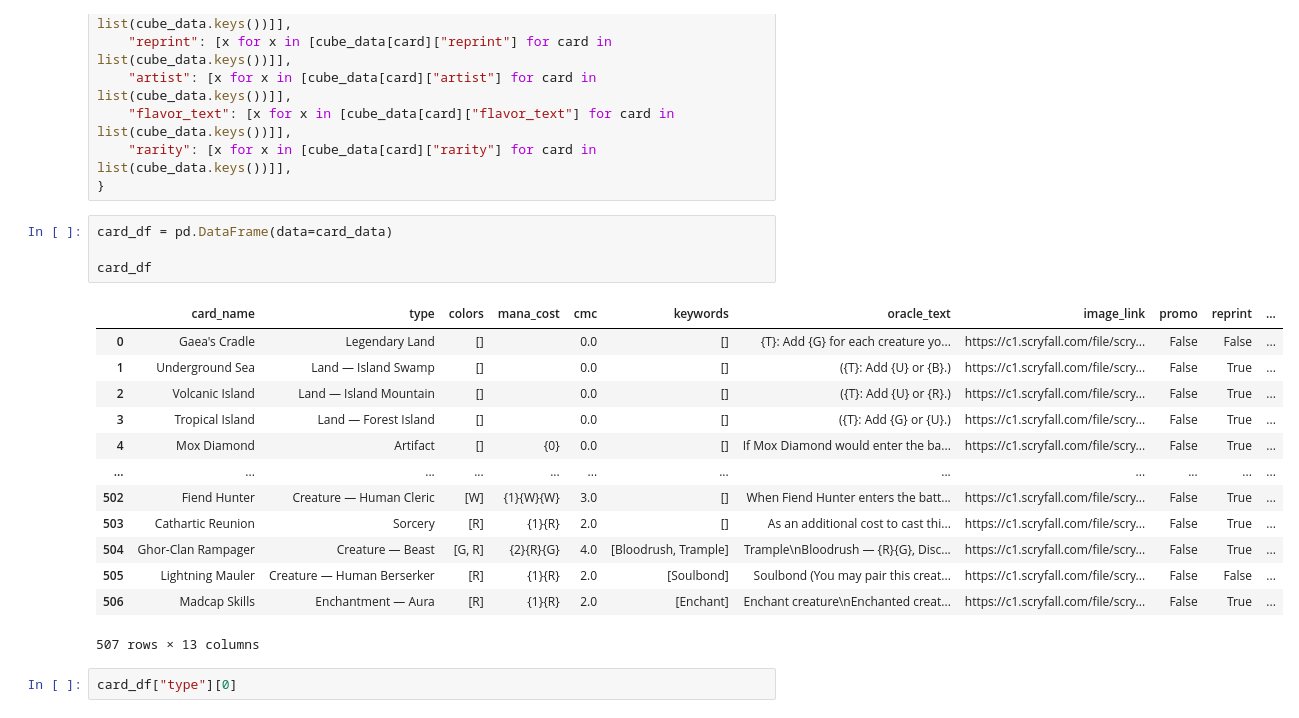
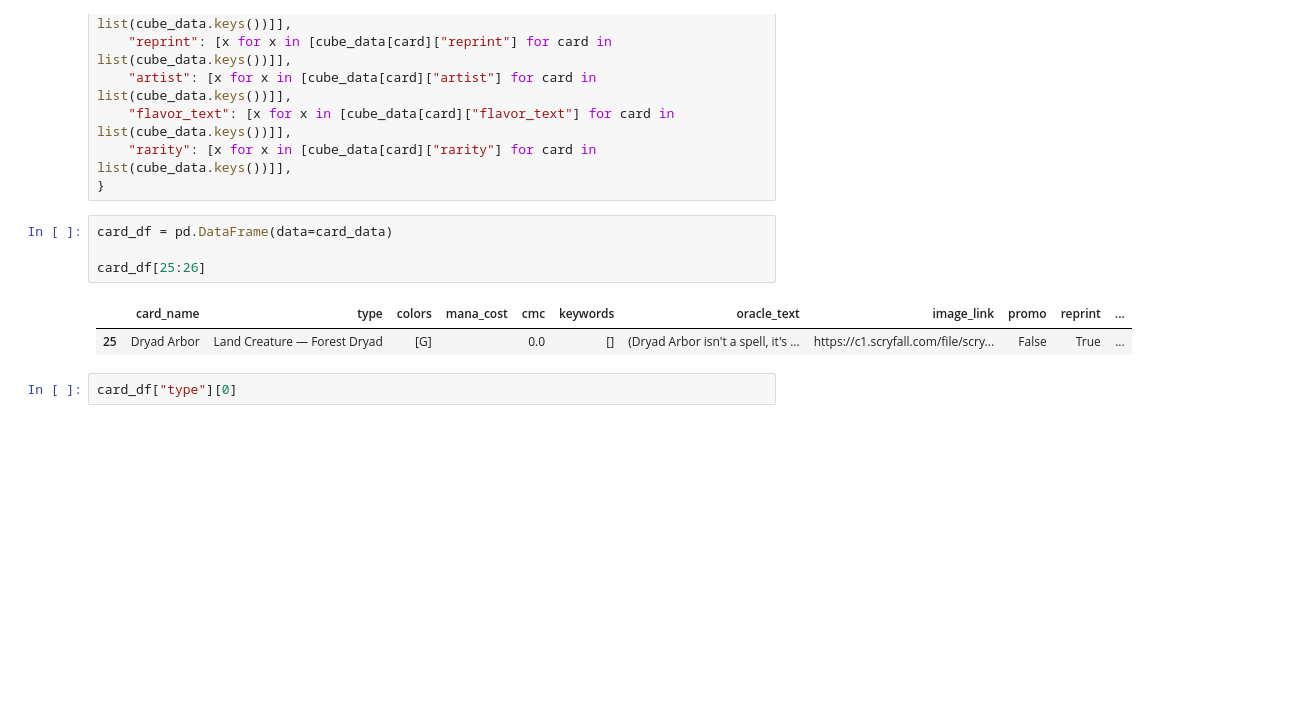
Before and after one commit to FortunesFavored/MTG_Cube_analysis, a Jupyter notebook: JupyterNotbooks/Cube_Analyzer.ipynb, the cells around one changed output. Drawn from its saved outputs; the diff is of its cells as text; blank space fills up the shorter version.

```diff
--- a/JupyterNotbooks/Cube_Analyzer.ipynb
+++ b/JupyterNotbooks/Cube_Analyzer.ipynb
@@ -40,21 +41,10 @@ card_data = {
 # %%
 card_df = pd.DataFrame(data=card_data)
 
-card_df
+card_df[25:26]
 # %% [output]
 |  | card_name | type | colors | mana_cost | cmc | keywords | oracle_text | image_link | promo | reprint | ... |
-| 0 | Gaea's Cradle | Legendary Land | [] |  | 0.0 | [] | {T}: Add {G} for each creature yo... | https://c1.scryfall.com/file/scry... | False | False | ... |
-| 1 | Underground Sea | Land — Island Swamp | [] |  | 0.0 | [] | ({T}: Add {U} or {B}.) | https://c1.scryfall.com/file/scry... | False | True | ... |
-| 2 | Volcanic Island | Land — Island Mountain | [] |  | 0.0 | [] | ({T}: Add {U} or {R}.) | https://c1.scryfall.com/file/scry... | False | True | ... |
-| 3 | Tropical Island | Land — Forest Island | [] |  | 0.0 | [] | ({T}: Add {G} or {U}.) | https://c1.scryfall.com/file/scry... | False | True | ... |
-| 4 | Mox Diamond | Artifact | [] | {0} | 0.0 | [] | If Mox Diamond would enter the ba... | https://c1.scryfall.com/file/scry... | False | True | ... |
-| ... | ... | ... | ... | ... | ... | ... | ... | ... | ... | ... | ... |
-| 502 | Fiend Hunter | Creature — Human Cleric | [W] | {1}{W}{W} | 3.0 | [] | When Fiend Hunter enters the batt... | https://c1.scryfall.com/file/scry... | False | True | ... |
-| 503 | Cathartic Reunion | Sorcery | [R] | {1}{R} | 2.0 | [] | As an additional cost to cast thi... | https://c1.scryfall.com/file/scry... | False | True | ... |
-| 504 | Ghor-Clan Rampager | Creature — Beast | [G, R] | {2}{R}{G} | 4.0 | [Bloodrush, Trample] | Trample\nBloodrush — {R}{G}, Disc... | https://c1.scryfall.com/file/scry... | False | True | ... |
-| 505 | Lightning Mauler | Creature — Human Berserker | [R] | {1}{R} | 2.0 | [Soulbond] | Soulbond (You may pair this creat... | https://c1.scryfall.com/file/scry... | False | False | ... |
-| 506 | Madcap Skills | Enchantment — Aura | [R] | {1}{R} | 2.0 | [Enchant] | Enchant creature\nEnchanted creat... | https://c1.scryfall.com/file/scry... | False | True | ... |
+| 25 | Dryad Arbor | Land Creature — Forest Dryad | [G] |  | 0.0 | [] | (Dryad Arbor isn't a spell, it's ... | https://c1.scryfall.com/file/scry... | False | True | ... |
-507 rows × 13 columns
 # %%
 card_df["type"][0]
 # %% [output]
```
Also changed, not shown: parts of 12 cells of this notebook.
